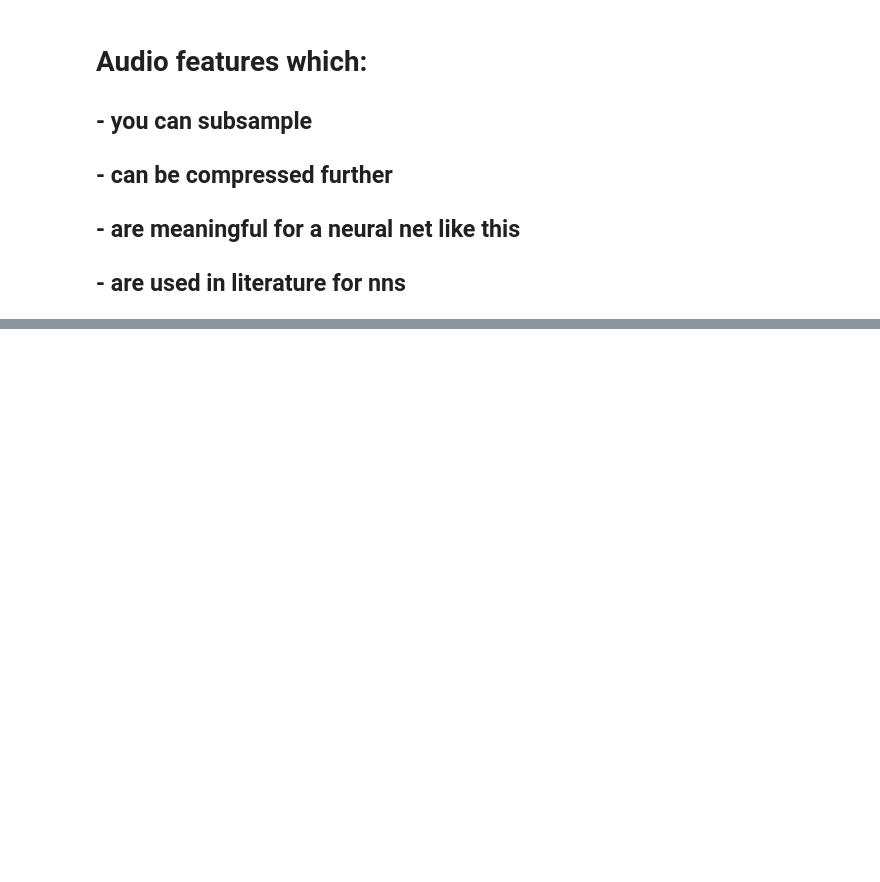
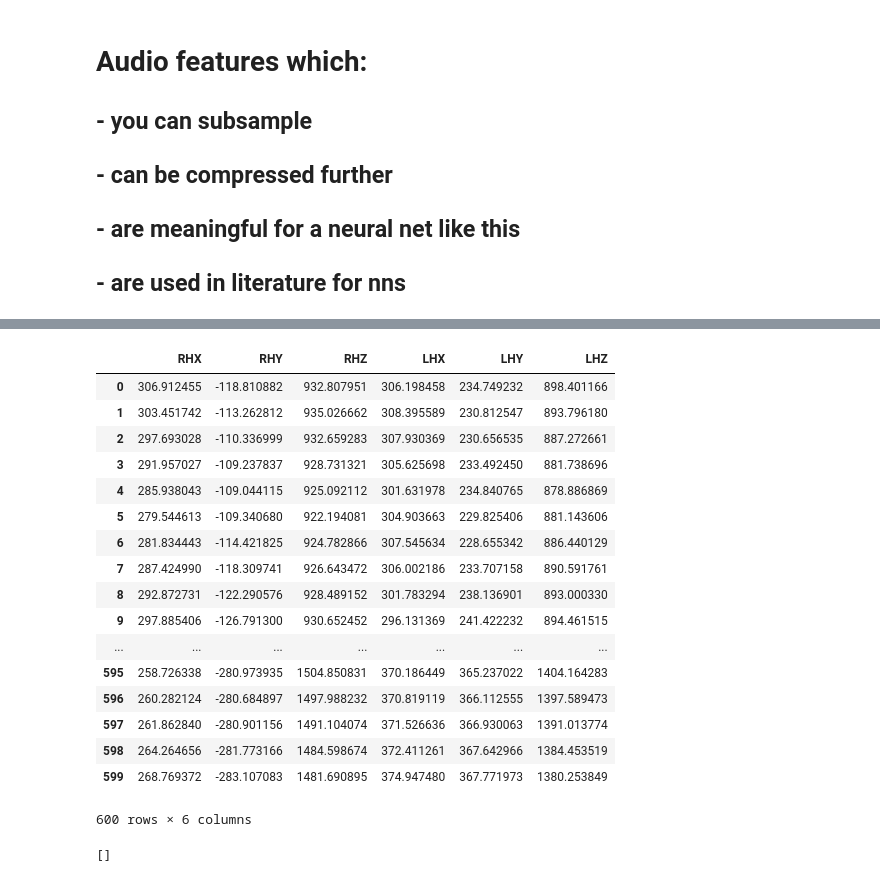
Before and after one commit to shockmonger/melmot, a Jupyter notebook: GAN Prep.ipynb, the cells around one changed output, grey strips where cells are left out. Cells and saved outputs as stored; diff of their text form; code cells hidden in the pictures; blank space fills up the shorter version.

```diff
--- a/GAN Prep.ipynb
+++ b/GAN Prep.ipynb
@@ -46,0 +71,4 @@ x
+# %%
+a = np.asarray(x['LHX'])
+b = np.asarray(x['LHY'])
+c = np.asarray(x['LHZ'])
@@ -46,0 +84,3 @@ x
+# %%
+for i in range(20):
+    print(10*noise.pnoise3(a[i],b[i],c[i]))
@@ -46,0 +135,7 @@ x
+# %%
+def createnoise():
+    newnoise = []
+    for i in range(600):
+        newnoise.append(10*noise.pnoise1(a[i]))
+    newnoise = np.asarray(newnoise)
+    return(newnoise)
@@ -46,0 +172,25 @@ x
+# %%
+x
+# %% [output]
+|  | RHX | RHY | RHZ | LHX | LHY | LHZ |
+| 0 | 306.912455 | -118.810882 | 932.807951 | 306.198458 | 234.749232 | 898.401166 |
+| 1 | 303.451742 | -113.262812 | 935.026662 | 308.395589 | 230.812547 | 893.796180 |
+| 2 | 297.693028 | -110.336999 | 932.659283 | 307.930369 | 230.656535 | 887.272661 |
+| 3 | 291.957027 | -109.237837 | 928.731321 | 305.625698 | 233.492450 | 881.738696 |
+| 4 | 285.938043 | -109.044115 | 925.092112 | 301.631978 | 234.840765 | 878.886869 |
+| 5 | 279.544613 | -109.340680 | 922.194081 | 304.903663 | 229.825406 | 881.143606 |
+| 6 | 281.834443 | -114.421825 | 924.782866 | 307.545634 | 228.655342 | 886.440129 |
+| 7 | 287.424990 | -118.309741 | 926.643472 | 306.002186 | 233.707158 | 890.591761 |
+| 8 | 292.872731 | -122.290576 | 928.489152 | 301.783294 | 238.136901 | 893.000330 |
+| 9 | 297.885406 | -126.791300 | 930.652452 | 296.131369 | 241.422232 | 894.461515 |
+| ... | ... | ... | ... | ... | ... | ... |
+| 595 | 258.726338 | -280.973935 | 1504.850831 | 370.186449 | 365.237022 | 1404.164283 |
+| 596 | 260.282124 | -280.684897 | 1497.988232 | 370.819119 | 366.112555 | 1397.589473 |
+| 597 | 261.862840 | -280.901156 | 1491.104074 | 371.526636 | 366.930063 | 1391.013774 |
+| 598 | 264.264656 | -281.773166 | 1484.598674 | 372.411261 | 367.642966 | 1384.453519 |
+| 599 | 268.769372 | -283.107083 | 1481.690895 | 374.947480 | 367.771973 | 1380.253849 |
+600 rows × 6 columns
+# %%
+arr
+# %% [output]
+[]
```
Also changed, not shown: parts of 22 cells of this notebook, 3 other files.
